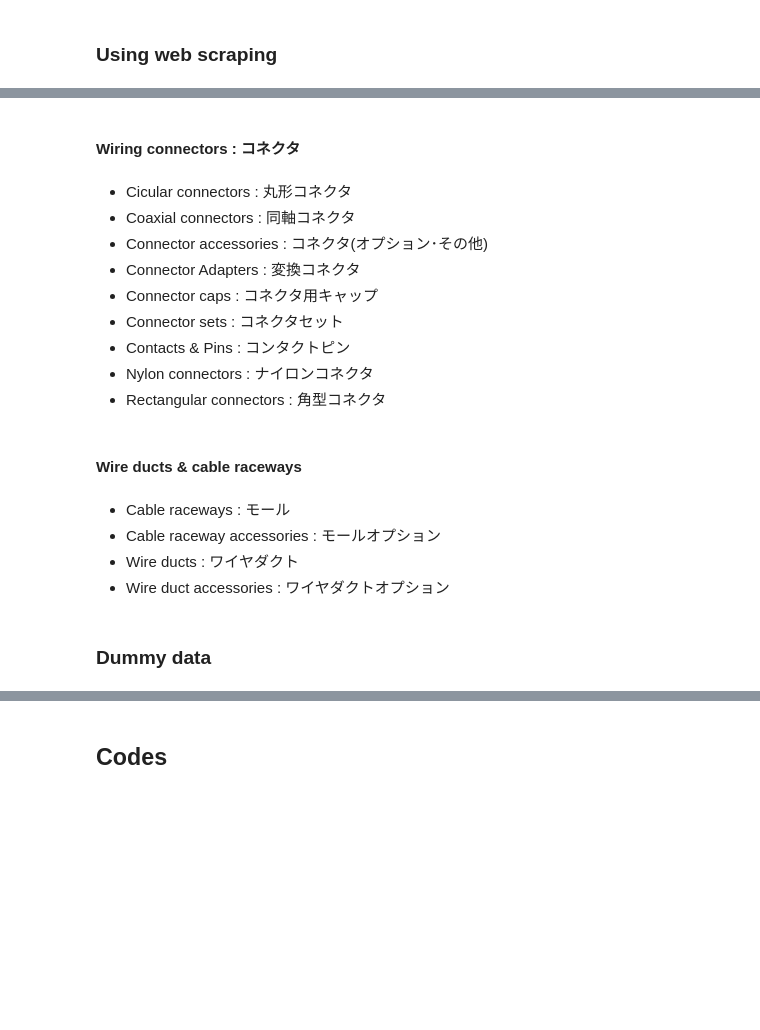
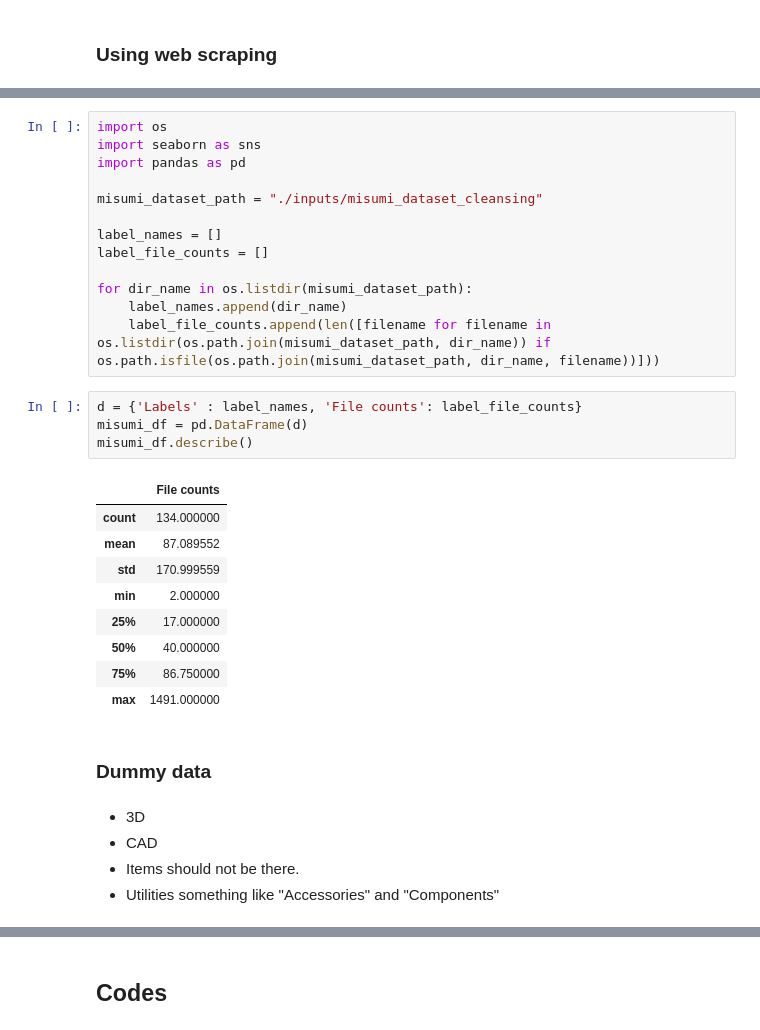
Before and after one commit to RyutaroInatsu/ImageAnnotationChallenge, a Jupyter notebook: notebooks/ImageAnnotationChallenge.ipynb, the cells around one changed output, grey strips where cells are left out. Drawn from its saved outputs; the diff is of its cells as text; blank space fills up the shorter version.

Commit message:
Wrote about dummy data, delete misumi class sections

```diff
--- a/notebooks/ImageAnnotationChallenge.ipynb
+++ b/notebooks/ImageAnnotationChallenge.ipynb
@@ -249,24 +51,37 @@ In English:
-# %% [markdown]
-#### Wiring connectors : コネクタ
-# %% [markdown]
-- Cicular connectors : 丸形コネクタ
-- Coaxial connectors : 同軸コネクタ
-- Connector accessories : コネクタ(オプション･その他)
-- Connector Adapters : 変換コネクタ
-- Connector caps : コネクタ用キャップ
-- Connector sets : コネクタセット
-- Contacts & Pins : コンタクトピン
-- Nylon connectors : ナイロンコネクタ
-- Rectangular connectors : 角型コネクタ
-# %% [markdown]
-#### Wire ducts & cable raceways
-# %% [markdown]
-- Cable raceways : モール
-- Cable raceway accessories : モールオプション
-- Wire ducts : ワイヤダクト
-- Wire duct accessories : ワイヤダクトオプション
+# %%
+import os
+import seaborn as sns
+import pandas as pd
+
+misumi_dataset_path = "./inputs/misumi_dataset_cleansing"
+
+label_names = []
+label_file_counts = []
+
+for dir_name in os.listdir(misumi_dataset_path):
+    label_names.append(dir_name)
+    label_file_counts.append(len([filename for filename in os.listdir(os.path.join(misumi_dataset_path, dir_name)) if os.path.isfile(os.path.join(misumi_dataset_path, dir_name, filename))]))
+# %%
+d = {'Labels' : label_names, 'File counts': label_file_counts}
+misumi_df = pd.DataFrame(d)
+misumi_df.describe()
+# %% [output]
+|  | File counts |
+| count | 134.000000 |
+| mean | 87.089552 |
+| std | 170.999559 |
+| min | 2.000000 |
+| 25% | 17.000000 |
+| 50% | 40.000000 |
+| 75% | 86.750000 |
+| max | 1491.000000 |
 # %% [markdown]
 ### Dummy data
+# %% [markdown]
+- 3D
+- CAD
+- Items should not be there.
+- Utilities something like "Accessories" and "Components"
 # %% [markdown]
 ![noimage.jpg](embedded-picture-1)
 ![dummy_connector.jpg](embedded-picture-2)
```
Also changed, not shown: parts of 70 cells of this notebook, 2 other files.
